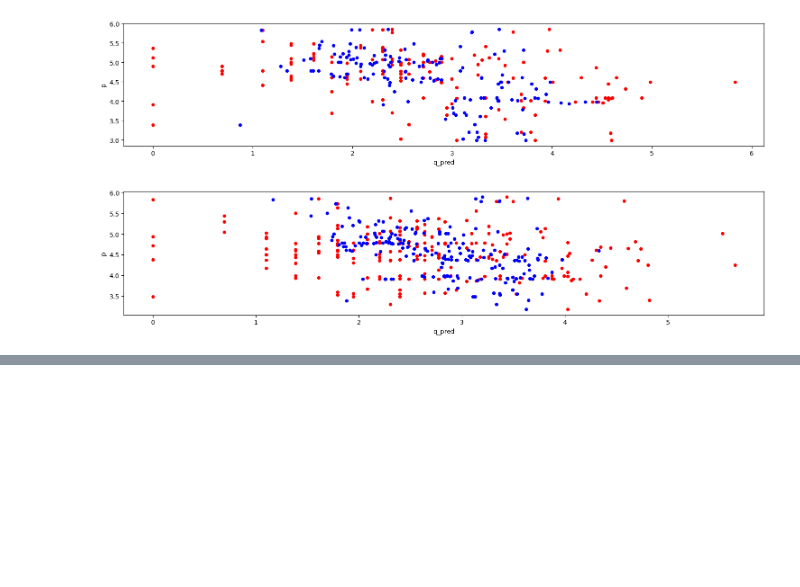
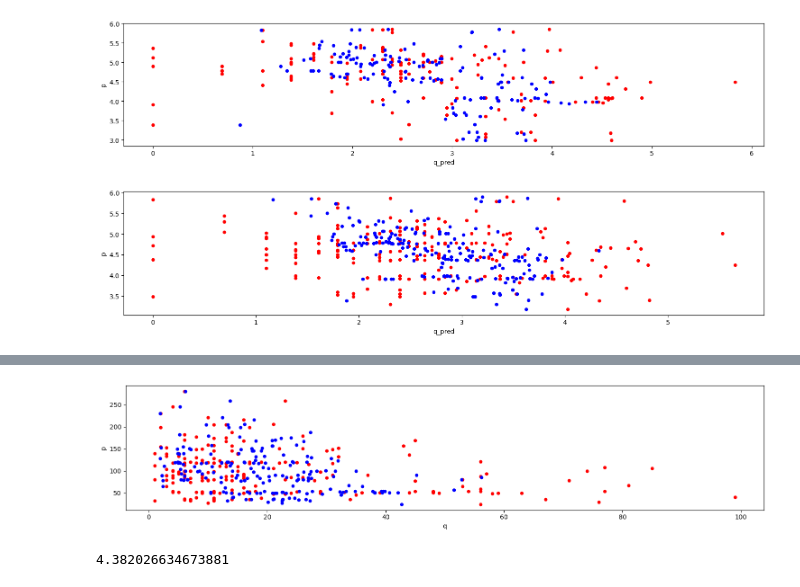
Before and after one commit to oneoffcoder/books, a Jupyter notebook: sphinx/datascience/source/elasticity-pricing.ipynb, the cells around one changed output, grey strips where cells are left out. Drawn from its saved outputs; the diff is of its cells as text; code cells hidden in the pictures; blank space fills up the shorter version.

```diff
--- a/sphinx/datascience/source/elasticity-pricing.ipynb
+++ b/sphinx/datascience/source/elasticity-pricing.ipynb
@@ -525,0 +778,21 @@ fig.tight_layout()
+# %%
+fig, ax = plt.subplots(figsize=(15, 3.5))
+
+_df2 = pd.DataFrame({
+    'p': np.exp(X_te['unit_price'].values),
+    'q_true': np.exp(y_te.values),
+    'q_pred': np.exp(rf.predict(X_te.join(Z_te)))
+})
+
+_df2.plot(kind='scatter', x='q_true', y='p', ax=ax, color='r')
+_df2.plot(kind='scatter', x='q_pred', y='p', ax=ax, color='b')
+
+ax.set_xlabel('q')
+
+fig.tight_layout()
+# %% [output]
+[figure, added]
+# %%
+np.log(80)
+# %% [output]
+4.382026634673881
```
Also changed, not shown: parts of 11 cells of this notebook.
